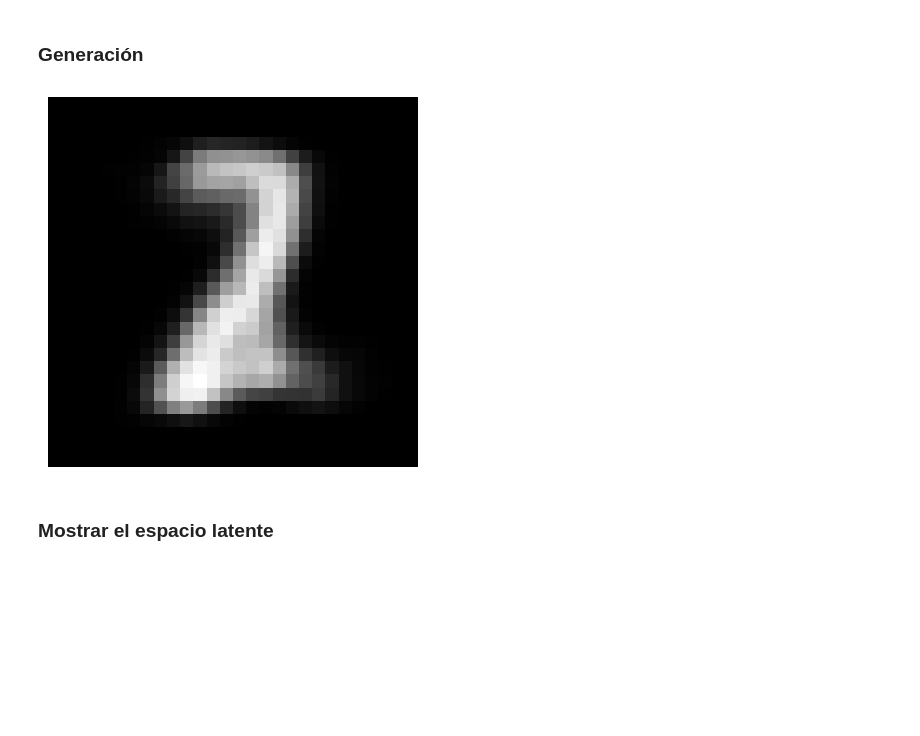
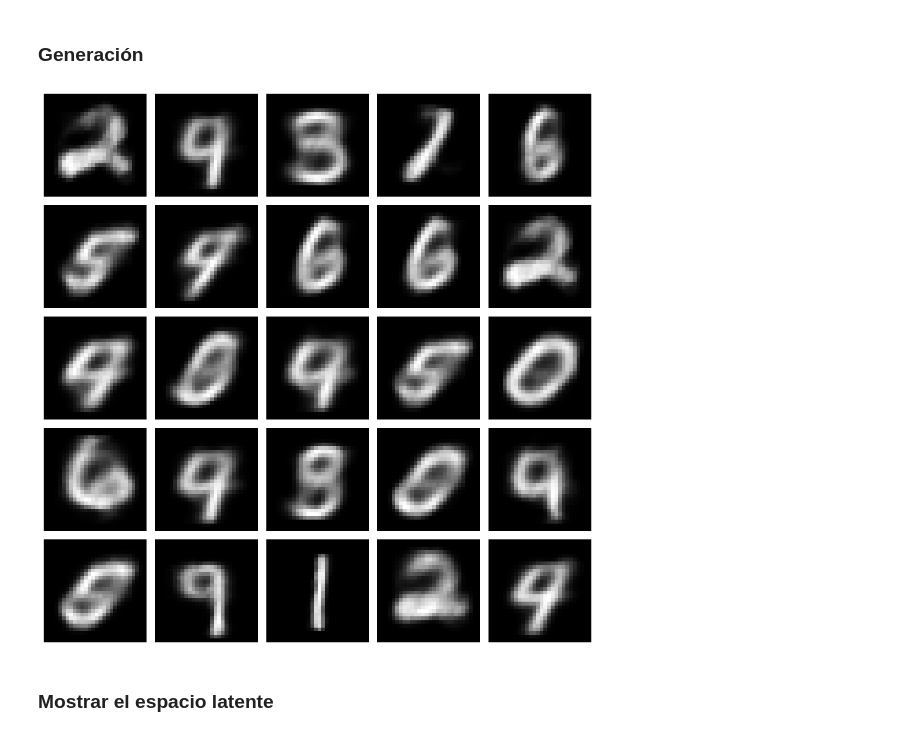
Before and after one commit to octarevetria/IA_Generativa, a Jupyter notebook: VAE (Variational AutoEncoders)/VariationalAutoEncoder.ipynb, the cells around one changed output. Drawn from its saved outputs; the diff is of its cells as text; code cells hidden in the pictures; blank space fills up the shorter version.

```diff
--- a/VAE (Variational AutoEncoders)/VariationalAutoEncoder.ipynb
+++ b/VAE (Variational AutoEncoders)/VariationalAutoEncoder.ipynb
@@ -211,17 +208,29 @@ train(model.to(DEVICE), optimizer, epochs=10, device=DEVICE)
 # %% [markdown]
 ### Generación
-# %%
-def generate_digit(z_dim=2):
-    x_decoded = model.generate()
-    digit = x_decoded.detach().cpu().reshape(28, 28)
-    #plt.title(f'[{z_sample[0,0]},{z_sample[0,1]}]')
-    plt.imshow(digit, cmap='gray')
-    plt.axis('off')
-    plt.show()
-# %%
-generate_digit()
-# %% [output]
-[figure, removed]
+# %%
+def generate_digit(model, N = 25, z_dim=2):
+    x_decoded = model.generate(num_samples=N).to(DEVICE)
+    digits = x_decoded.detach().cpu().reshape(N, 28, 28)
+
+    cols = 5
+    rows = (N + cols - 1) // cols
+
+    fig, ejes = plt.subplots(rows, cols, figsize=(cols*2, rows*2))
+    ejes = ejes.flatten()
+
+    for i in range(N):
+        ejes[i].imshow(digits[i], cmap='gray')
+        ejes[i].axis('off')
+
+    for j in range(N, rows*cols):
+        ejes[j].axis('off')
+
+    plt.tight_layout()
+    plt.show()
+# %%
+generate_digit(model = model, z_dim = model.latent_dim, N=25)
+# %% [output]
+[figure, added]
 # %% [markdown]
 ### Mostrar el espacio latente
 # %%
```
Also changed, not shown: parts of 17 cells of this notebook, 3 other files.
